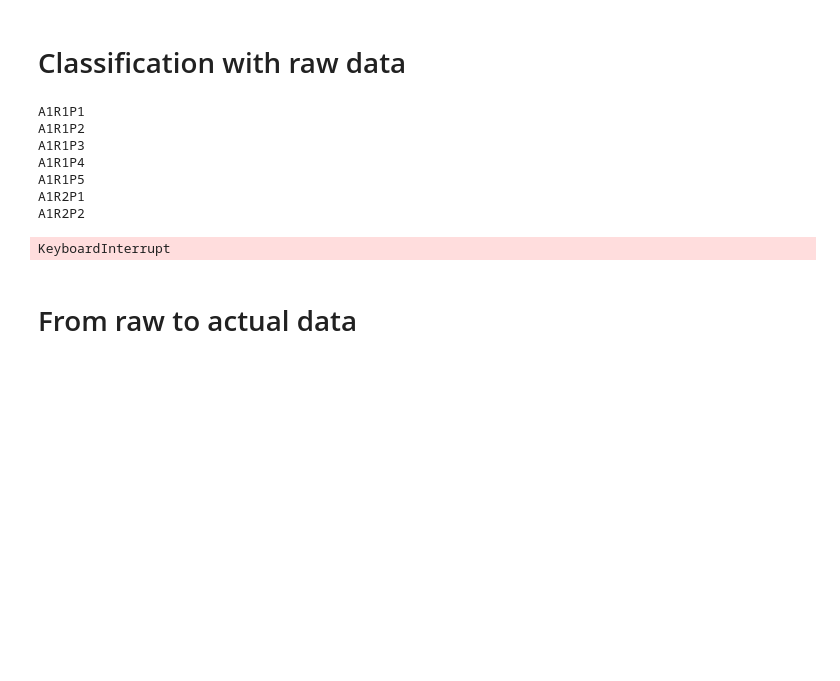
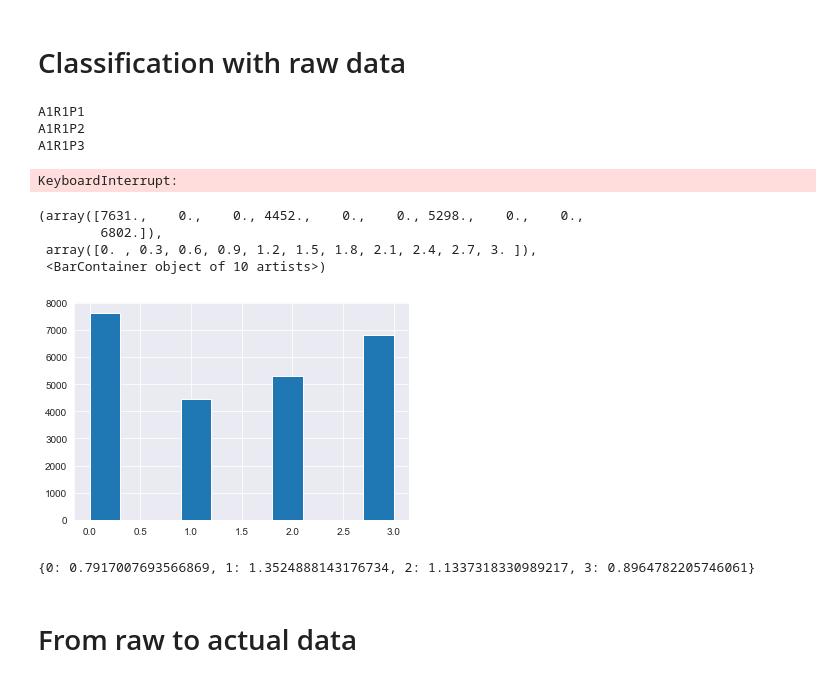
Before and after one commit to ryclendening/research, a Jupyter notebook: research/localization/CRNN.ipynb, the cells around one changed output. Drawn from its saved outputs; the diff is of its cells as text; code cells hidden in the pictures; blank space fills up the shorter version.

```diff
--- a/research/localization/CRNN.ipynb
+++ b/research/localization/CRNN.ipynb
@@ -235,8 +250,8 @@ good_runs_phantom=["A2R5P1","A2R5P2","A2R5P3","A2R5P4","A2R5P5","A2R6P1","A2R6P2
 test_runs_matrice=["A2R3P3","A3R3P3"]
 notable_col_names=['Pass','Segment','Phone','Lat','Lon','Alt','Range']
 passes_df=pd.read_csv(r"C:\Users\rclendening\researchData\researchCSVs_Scripts_etc\A1_A2_A3_flight_directory.csv")
-x_data=[]
-y_data=[]
+raw_x_data=[]
+raw_y_data=[]
 def rangeFraction(ranges): #Function normalizes ranges
     closest=np.min(ranges)
     return closest*1/ranges
@@ -275,7 +290,7 @@ for x in passes_df.iterrows():
     #max_segment=pass_df["Segment"].max()
     #for i in range(0,max_segment):
     print(full_name)
-    if full_name in good_runs_matrice:
+    if full_name in good_runs_matrice or full_name in good_runs_phantom or full_name in good_runs_IF:
         for phone in phone_slots:
             phone_seg=pass_df.loc[pass_df[str(notable_col_names.index('Phone'))]==phone]
         # frame_df=pass_df.loc[pass_df[str(notable_col_names.index('Segment'))]==i]
@@ -293,7 +308,7 @@ for x in passes_df.iterrows():
                 dist=frame_df[str(notable_col_names.index('Range'))]
             #dist=phone_seg["Range"]
                 if len(np.array(dist)>0):
-                    if np.array(dist)[0]<100:
+                    if np.array(dist)[0]<250 and  not(38<np.array(dist)[0]<42) and not(58<np.array(dist)[0]<62) and not(78<np.array(dist)[0]<82) :
                         data=data[0]
                         #data=np.reshape(data,(64,4))
                         #data=np.reshape(data,(40,1))
@@ -302,14 +317,59 @@ for x in passes_df.iterrows():
                         twd_frame.append(data)
                         range_frame.append(class_value)
             #y_vals= rangeClosest(range_frame)
-            x_data.extend(np.array(twd_frame))
-            y_data.extend(np.array(range_frame))
+            raw_x_data.extend(np.array(twd_frame))
+            raw_y_data.extend(np.array(range_frame))
 # %% [output]
 A1R1P1
 A1R1P2
 A1R1P3
-A1R1P4
-A1R1P5
-A1R2P1
-A1R2P2
-KeyboardInterrupt
+KeyboardInterrupt:
+# %%
+def subsample_raw(x_data,y_data):
+    new_x=[]
+    new_y=[]
+    rng=np.random.default_rng(12345)
+    for x in range(len(x_data)):
+        rand_vals=rng.integers(low=1,high=5,size=1)
+        if y_data[x]==3 and rand_vals[0]==2:
+        #if y_data[x][0]==3 and rand_vals[0]==2:
+            new_x.append(x_data[x])
+            new_y.append(y_data[x])
+        elif y_data[x] != 3:
+            new_x.append(x_data[x])
+            new_y.append(y_data[x])
+    return np.array(new_x), np.array(new_y)
+raw_x_data=np.array(raw_x_data)
+raw_x_data=np.float32(raw_x_data)
+raw_y_data=np.array(raw_y_data)
+x_raw,y_raw=subsample_raw(raw_x_data,raw_y_data)
+train_feats_raw,test_feats_raw,train_targs_raw,test_targs_raw=train_test_split(x_raw,y_raw,test_size=0.2,shuffle=True,random_state=42)
+range_train_targs_raw=train_targs_raw[:]
+# range_train_targs_oh=tf.keras.utils.to_categorical(class_train_targs,num_classes=4)
+# range_test_targs_oh=tf.keras.utils.to_categorical(class_test_targs,num_classes=4)
+#class_train_targs_oh_raw=tf.keras.utils.to_categorical(class_train_targs_raw,num_classes=3)
+range_train_targs_oh_raw=tf.keras.utils.to_categorical(range_train_targs_raw,num_classes=4)
+#class_test_targs_raw=test_targs_raw[:,1]
+#cont_range_test_raw_targs=test_targs_raw[:,2]
+range_test_targs_raw=test_targs_raw[:]
+#class_test_targs_oh_raw=tf.keras.utils.to_categorical(class_test_targs_raw,num_classes=3)
+range_test_targs_oh_raw=tf.keras.utils.to_categorical(range_test_targs_raw,num_classes=4)
+# %%
+plt.hist(y_raw)
+# %% [output]
+(array([7631.,    0.,    0., 4452.,    0.,    0., 5298.,    0.,    0.,
+        6802.]),
+ array([0. , 0.3, 0.6, 0.9, 1.2, 1.5, 1.8, 2.1, 2.4, 2.7, 3. ]),
+ <BarContainer object of 10 artists>)
+[figure, added]
+# %%
+from sklearn.utils import class_weight
+# class_weights=class_weight.compute_class_weight('balanced', classes=np.unique(class_train_targs), y=class_train_targs)
+# class_weights={0:class_weights[0], 1:class_weights[1]}
+#print(class_weights)
+range_weights_raw=class_weight.compute_class_weight('balanced', classes=np.unique(range_train_targs_raw), y=range_train_targs_raw)
+#,4:range_weights[4],5:range_weights[5], 6:range_weights[6]
+range_weights_raw={0:range_weights_raw[0], 1:range_weights_raw[1],2:range_weights_raw[2], 3:range_weights_raw[3]}
+print(range_weights_raw)
+# %% [output]
+{0: 0.7917007693566869, 1: 1.3524888143176734, 2: 1.1337318330989217, 3: 0.8964782205746061}
```
Also changed, not shown: parts of 57 cells of this notebook, 6 other files.
